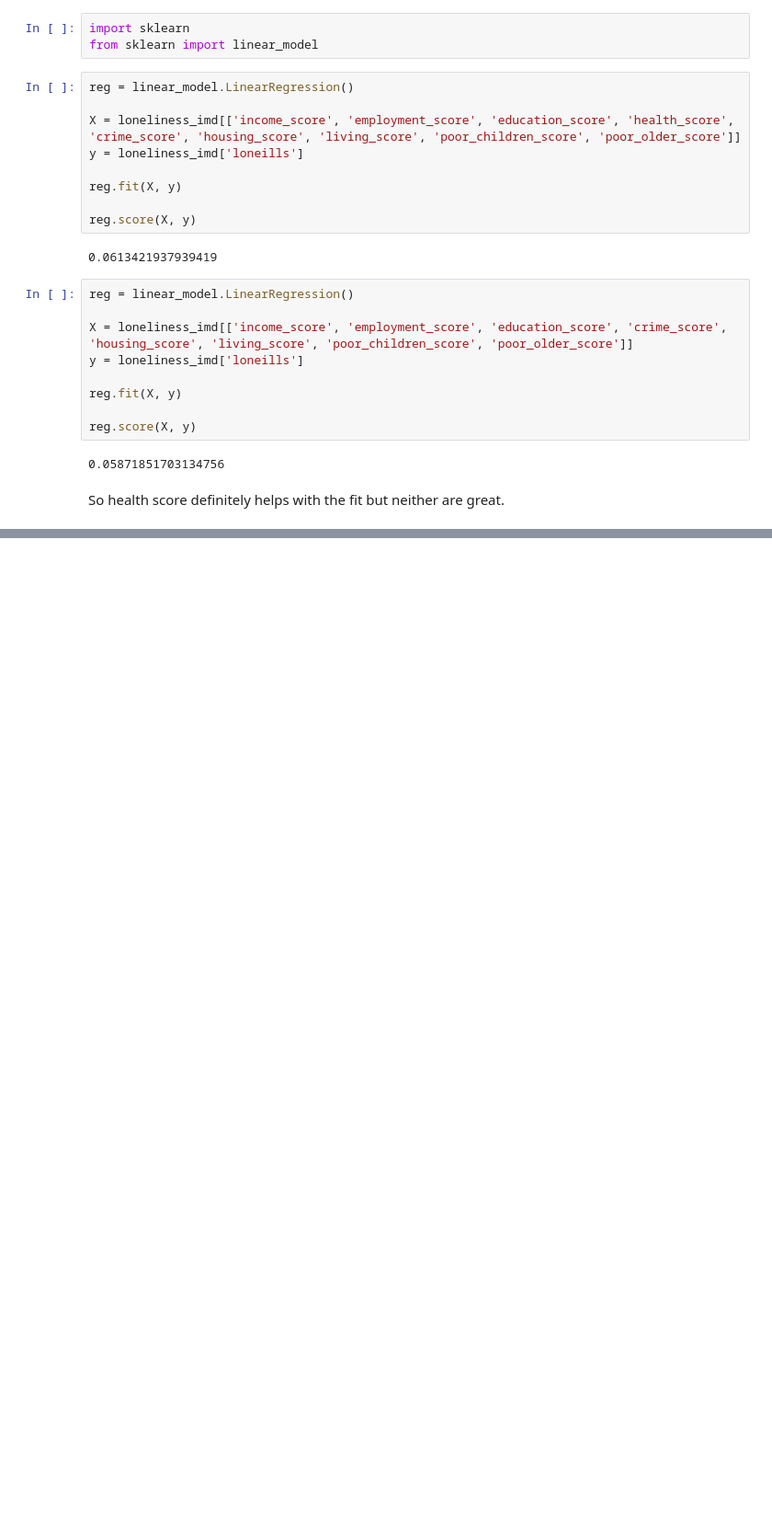
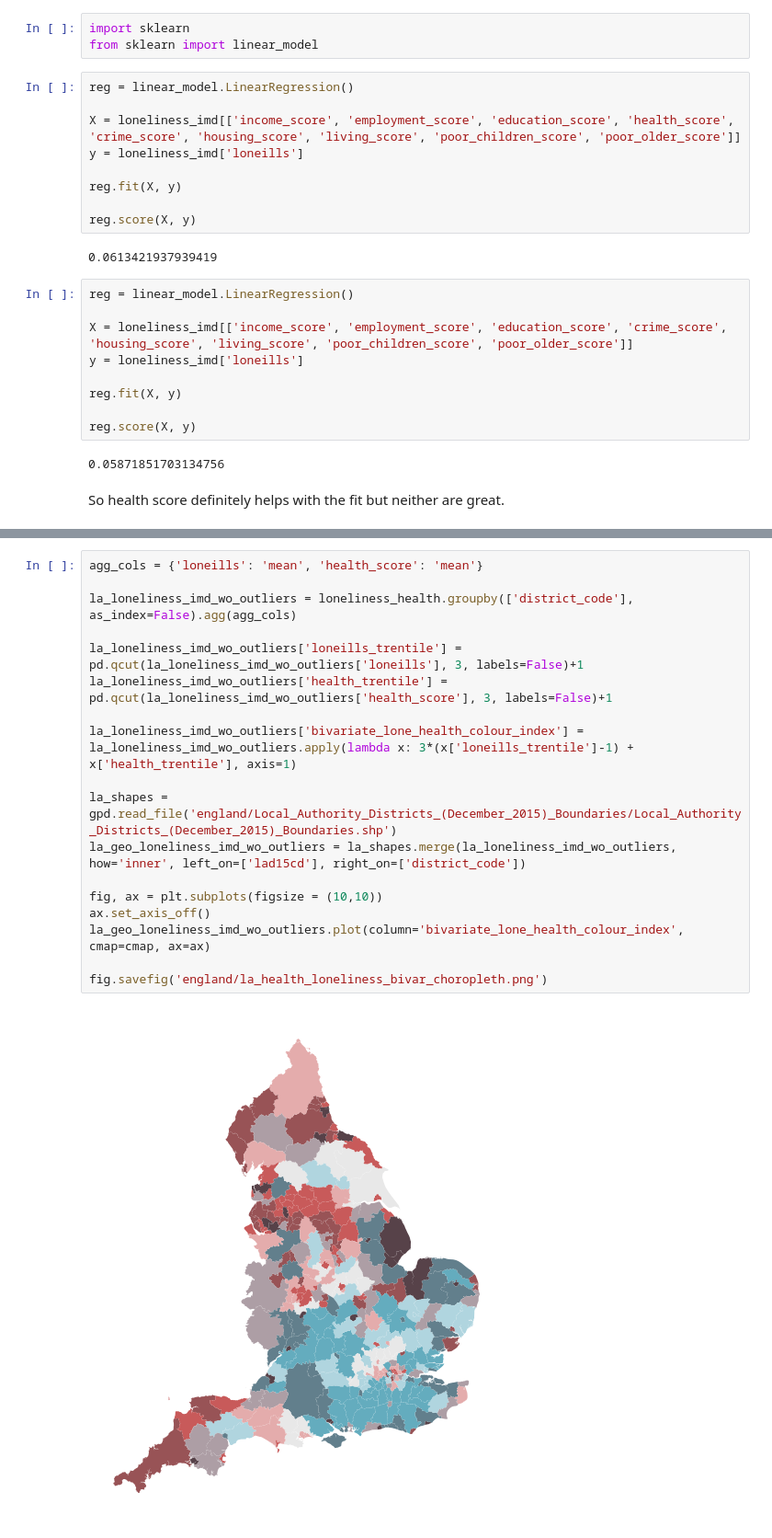
Before and after one commit to TamsinHu/Loneliness_study, a Jupyter notebook: Loneliness and health without outliers.ipynb, the cells around one changed output, grey strips where cells are left out. Shown at 92% size. Drawn from its saved outputs; the diff is of its cells as text; blank space fills up the shorter version.

```diff
--- a/Loneliness and health without outliers.ipynb
+++ b/Loneliness and health without outliers.ipynb
@@ -202,0 +268,20 @@ So health score definitely helps with the fit but neither are great.
+# %%
+agg_cols = {'loneills': 'mean', 'health_score': 'mean'}
+
+la_loneliness_imd_wo_outliers = loneliness_health.groupby(['district_code'], as_index=False).agg(agg_cols)
+
+la_loneliness_imd_wo_outliers['loneills_trentile'] = pd.qcut(la_loneliness_imd_wo_outliers['loneills'], 3, labels=False)+1
+la_loneliness_imd_wo_outliers['health_trentile'] = pd.qcut(la_loneliness_imd_wo_outliers['health_score'], 3, labels=False)+1
+
+la_loneliness_imd_wo_outliers['bivariate_lone_health_colour_index'] = la_loneliness_imd_wo_outliers.apply(lambda x: 3*(x['loneills_trentile']-1) + x['health_trentile'], axis=1)
+
+la_shapes =  gpd.read_file('england/Local_Authority_Districts_(December_2015)_Boundaries/Local_Authority_Districts_(December_2015)_Boundaries.shp')
+la_geo_loneliness_imd_wo_outliers = la_shapes.merge(la_loneliness_imd_wo_outliers, how='inner', left_on=['lad15cd'], right_on=['district_code'])
+
+fig, ax = plt.subplots(figsize = (10,10))
+ax.set_axis_off()
+la_geo_loneliness_imd_wo_outliers.plot(column='bivariate_lone_health_colour_index', cmap=cmap, ax=ax)
+
+fig.savefig('england/la_health_loneliness_bivar_choropleth.png')
+# %% [output]
+[figure, added]
```
Also changed, not shown: parts of 16 cells of this notebook.
